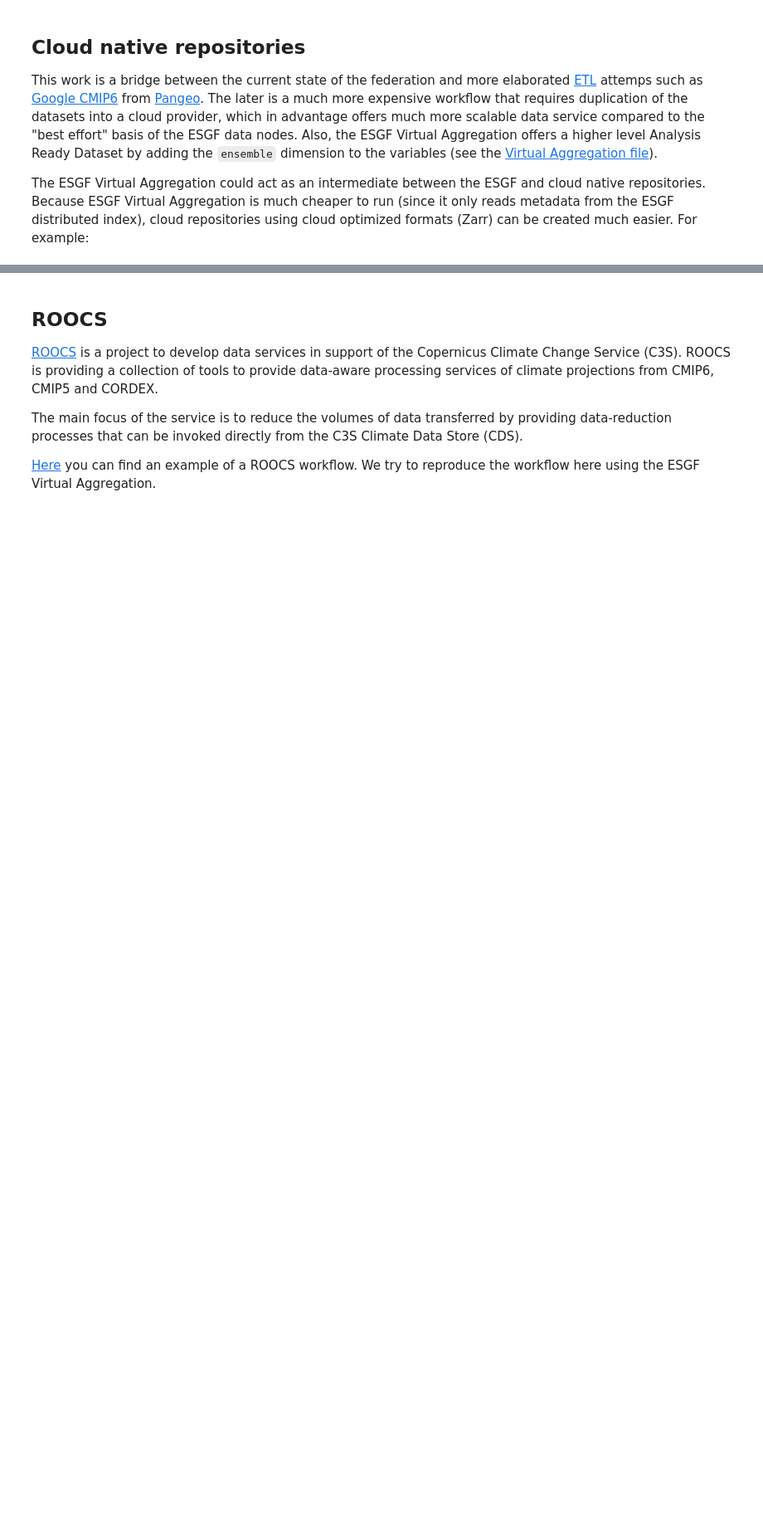
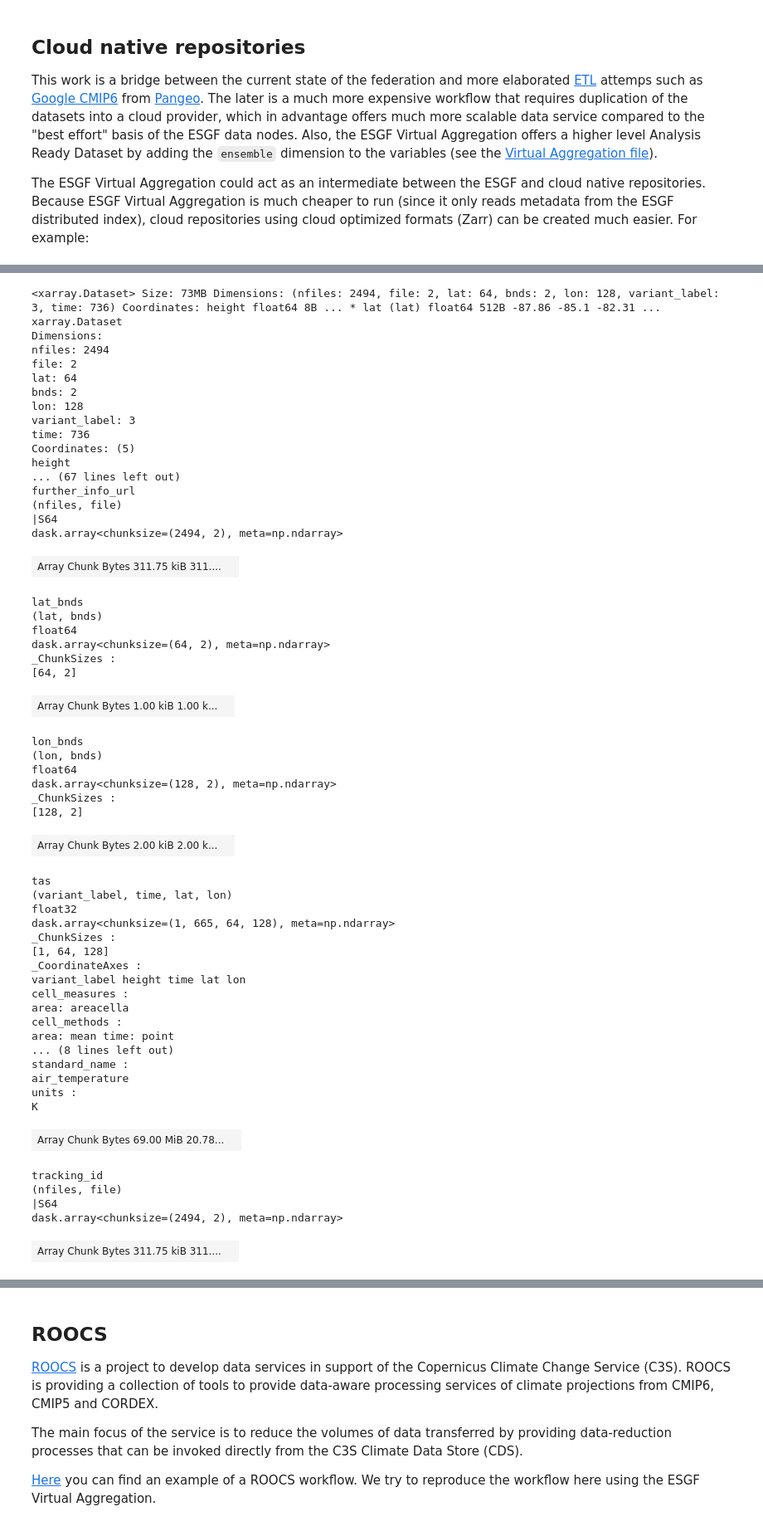
Before and after one commit to zequihg50/esgf-virtual-aggregation, a Jupyter notebook: demo.ipynb, the cells around one changed output, grey strips where cells are left out. Shown at 83% size. Cells and saved outputs as stored; diff of their text form; code cells hidden in the pictures; blank space fills up the shorter version.

```diff
--- a/demo.ipynb
+++ b/demo.ipynb
@@ -181,0 +458,59 @@ subset.to_zarr("test.zarr")
+# %%
+arco = xarray.open_zarr("test.zarr")
+arco
+# %% [output]
+<xarray.Dataset> Size: 73MB Dimensions: (nfiles: 2494, file: 2, lat: 64, bnds: 2, lon: 128, variant_label: 3, time: 736) Coordinates: height float64 8B ... * lat (lat) float64 512B -87.86 -85.1 -82.31 ...
+xarray.Dataset
+Dimensions:
+nfiles: 2494
+file: 2
+lat: 64
+bnds: 2
+lon: 128
+variant_label: 3
+time: 736
+Coordinates: (5)
+height
+... (67 lines left out)
+further_info_url
+(nfiles, file)
+|S64
+dask.array<chunksize=(2494, 2), meta=np.ndarray>
+| Array Chunk Bytes 311.75 kiB 311.... |  |
+lat_bnds
+(lat, bnds)
+float64
+dask.array<chunksize=(64, 2), meta=np.ndarray>
+_ChunkSizes :
+[64, 2]
+| Array Chunk Bytes 1.00 kiB 1.00 k... |  |
+lon_bnds
+(lon, bnds)
+float64
+dask.array<chunksize=(128, 2), meta=np.ndarray>
+_ChunkSizes :
+[128, 2]
+| Array Chunk Bytes 2.00 kiB 2.00 k... |  |
+tas
+(variant_label, time, lat, lon)
+float32
+dask.array<chunksize=(1, 665, 64, 128), meta=np.ndarray>
+_ChunkSizes :
+[1, 64, 128]
+_CoordinateAxes :
+variant_label height time lat lon
+cell_measures :
+area: areacella
+cell_methods :
+area: mean time: point
+... (8 lines left out)
+standard_name :
+air_temperature
+units :
+K
+| Array Chunk Bytes 69.00 MiB 20.78... |  |
+tracking_id
+(nfiles, file)
+|S64
+dask.array<chunksize=(2494, 2), meta=np.ndarray>
+| Array Chunk Bytes 311.75 kiB 311.... |  |
```
Also changed, not shown: parts of 29 cells of this notebook, 1 other file.
